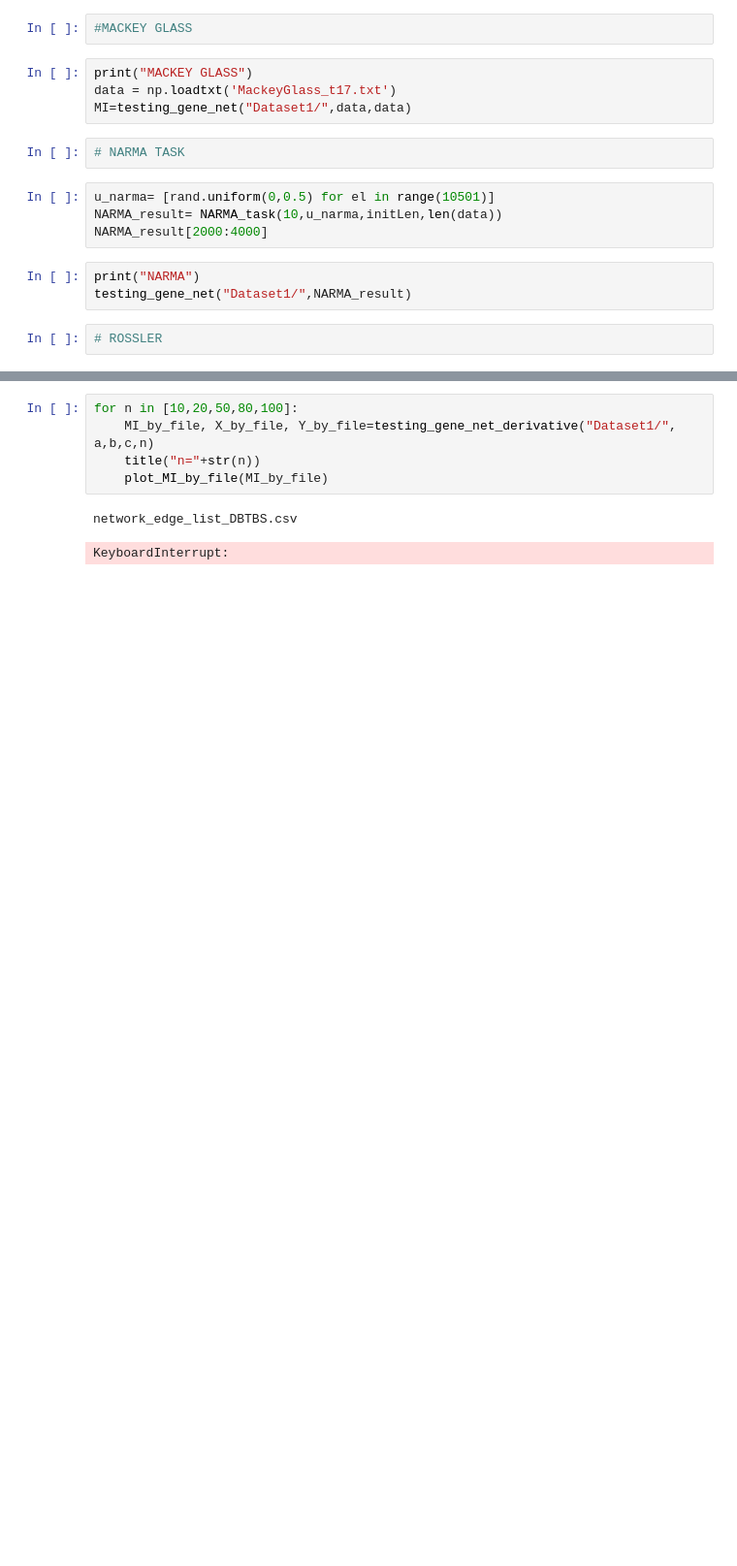
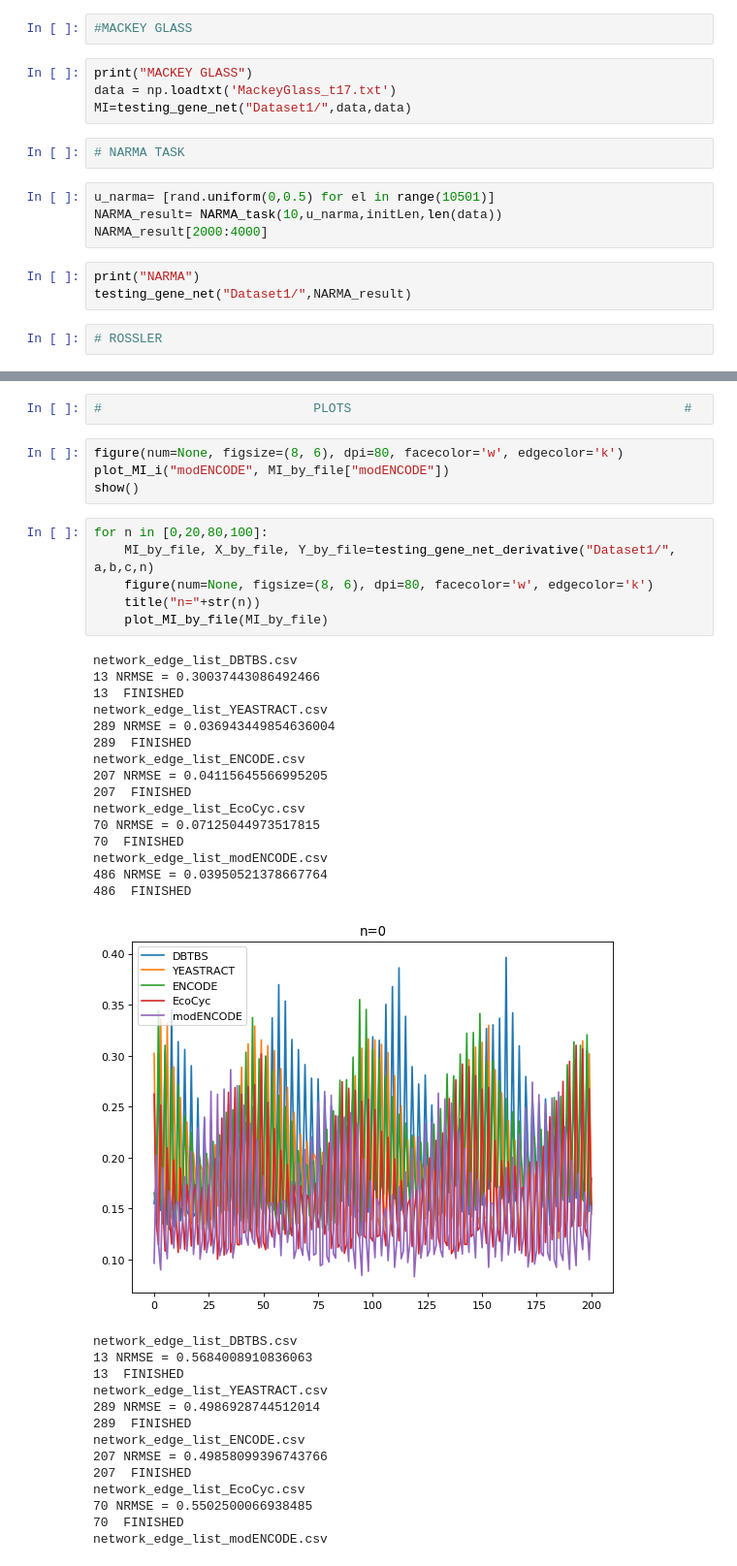
Before and after one commit to carfuentes/mutual_info_study, a Jupyter notebook: ESN-gene-nets.ipynb, the cells around one changed output, grey strips where cells are left out. Shown: that part at 97% size. Cells and saved outputs as stored; diff of their text form; blank space fills up the shorter version.

```diff
--- a/ESN-gene-nets.ipynb
+++ b/ESN-gene-nets.ipynb
@@ -364,9 +352,43 @@ MI_by_file, X_by_file, Y_by_file=testing_gene_net_derivative("Dataset1/", a,b,c)
+# %%
+#                            PLOTS                                            #
+# %%
+figure(num=None, figsize=(8, 6), dpi=80, facecolor='w', edgecolor='k')
+plot_MI_i("modENCODE", MI_by_file["modENCODE"])
+show()
 # %%
-for n in [10,20,50,80,100]:
+for n in [0,20,80,100]:
     MI_by_file, X_by_file, Y_by_file=testing_gene_net_derivative("Dataset1/", a,b,c,n)
+    figure(num=None, figsize=(8, 6), dpi=80, facecolor='w', edgecolor='k')
     title("n="+str(n))
     plot_MI_by_file(MI_by_file)
 # %% [output]
 network_edge_list_DBTBS.csv
+13 NRMSE = 0.30037443086492466
+13  FINISHED
+network_edge_list_YEASTRACT.csv
+289 NRMSE = 0.036943449854636004
+289  FINISHED
+network_edge_list_ENCODE.csv
+207 NRMSE = 0.04115645566995205
+207  FINISHED
+network_edge_list_EcoCyc.csv
+70 NRMSE = 0.07125044973517815
+70  FINISHED
+network_edge_list_modENCODE.csv
+486 NRMSE = 0.03950521378667764
+486  FINISHED
+[figure, added]
-KeyboardInterrupt:
+network_edge_list_DBTBS.csv
+13 NRMSE = 0.5684008910836063
+13  FINISHED
+network_edge_list_YEASTRACT.csv
+289 NRMSE = 0.4986928744512014
+289  FINISHED
+network_edge_list_ENCODE.csv
+207 NRMSE = 0.49858099396743766
+207  FINISHED
+network_edge_list_EcoCyc.csv
+70 NRMSE = 0.5502500066938485
+70  FINISHED
+network_edge_list_modENCODE.csv
 # %%
```
Also changed, not shown: parts of 9 cells of this notebook.
